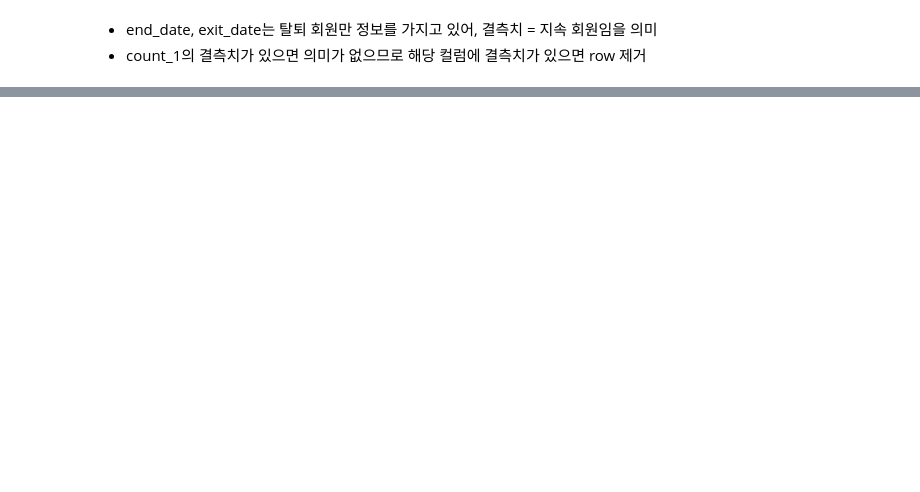
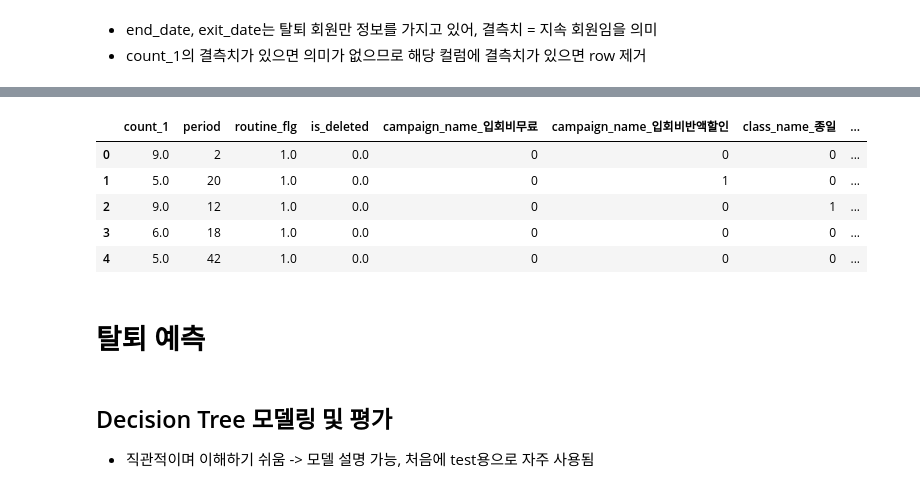
Before and after one commit to soojeong-DA/Machine-Learing_and_Statistics, a Jupyter notebook: 파이썬 데이터 분석 실무 테크닉 100/05. 고객 이탈 예측.ipynb, the cells around one changed output, grey strips where cells are left out. Cells and saved outputs as stored; diff of their text form; code cells hidden in the pictures; blank space fills up the shorter version.

Commit message:
[chapter5] predict churn users (Decision Tree)

```diff
--- a/파이썬 데이터 분석 실무 테크닉 100/05. 고객 이탈 예측.ipynb
+++ b/파이썬 데이터 분석 실무 테크닉 100/05. 고객 이탈 예측.ipynb
@@ -240,0 +241,5 @@ dtype: int64
+# %%
+# 분류 예측에 사용할 변수 선택, 목적 변수
+target_col = ['count_1','period','campaign_name','class_name','gender','routine_flg','is_deleted']
+predict_data = predict_data[target_col]
+predict_data.head()
@@ -240,0 +257,15 @@ dtype: int64
+# %%
+predict_data = pd.get_dummies(predict_data, drop_first=True)  # drop_first=True : n-1
+predict_data.head()
+# %% [output]
+|  | count_1 | period | routine_flg | is_deleted | campaign_name_입회비무료 | campaign_name_입회비반액할인 | class_name_종일 | ... |
+| 0 | 9.0 | 2 | 1.0 | 0.0 | 0 | 0 | 0 | ... |
+| 1 | 5.0 | 20 | 1.0 | 0.0 | 0 | 1 | 0 | ... |
+| 2 | 9.0 | 12 | 1.0 | 0.0 | 0 | 0 | 1 | ... |
+| 3 | 6.0 | 18 | 1.0 | 0.0 | 0 | 0 | 0 | ... |
+| 4 | 5.0 | 42 | 1.0 | 0.0 | 0 | 0 | 0 | ... |
+# %% [markdown]
+# 탈퇴 예측
+# %% [markdown]
+## Decision Tree 모델링 및 평가
+- 직관적이며 이해하기 쉬움 -> 모델 설명 가능, 처음에 test용으로 자주 사용됨
```
Also changed, not shown: parts of 26 cells of this notebook.
